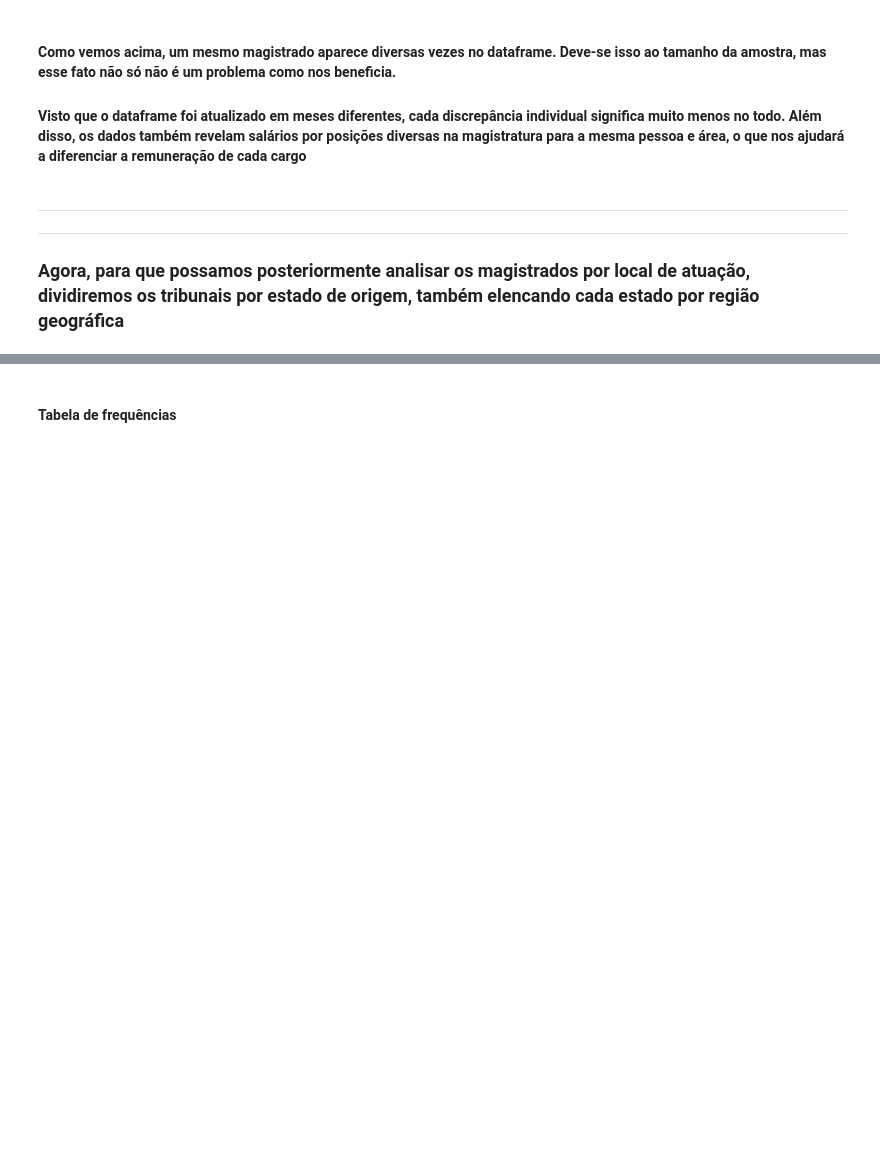
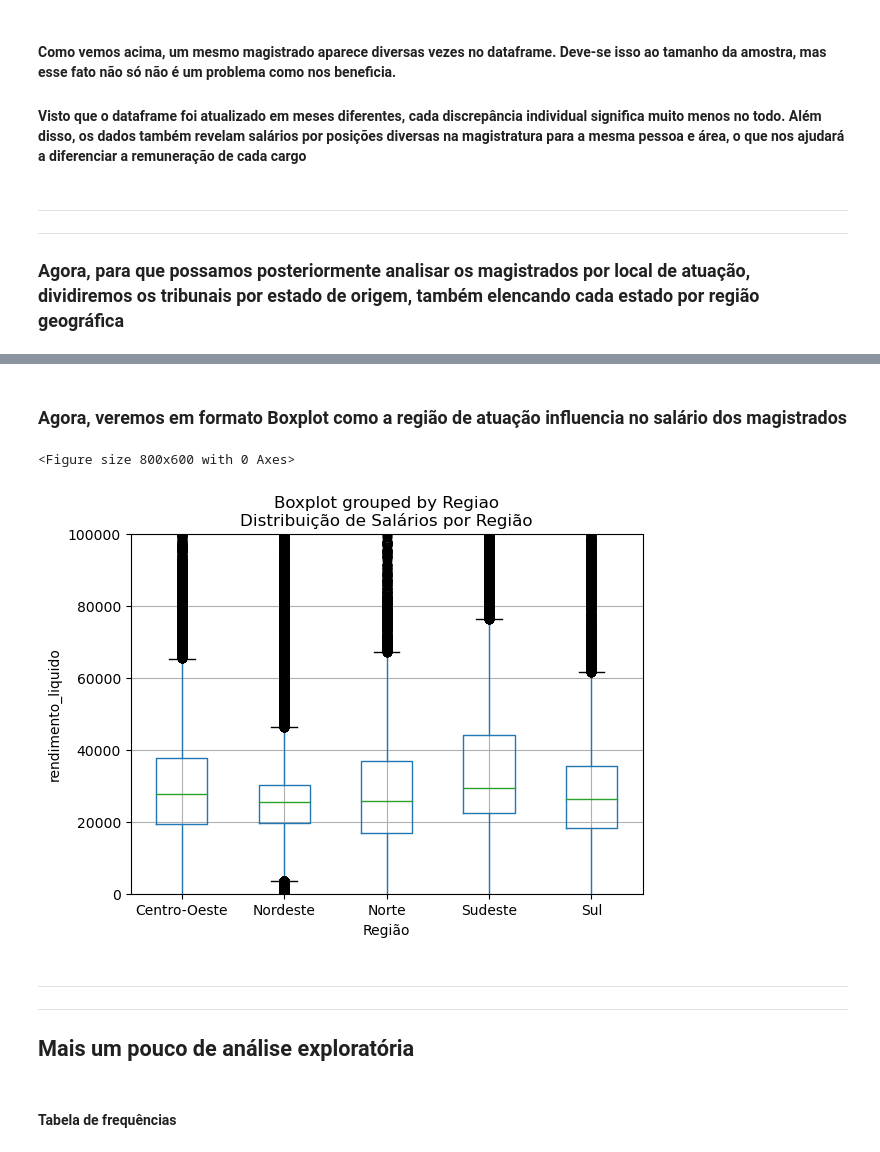
Before and after one commit to ThiagoCGGodoi/CDadosP2, a Jupyter notebook: P2.ipynb, the cells around one changed output, grey strips where cells are left out. Drawn from its saved outputs; the diff is of its cells as text; code cells hidden in the pictures; blank space fills up the shorter version.

```diff
--- a/P2.ipynb
+++ b/P2.ipynb
@@ -280,3 +273,36 @@ Checagem
+# %% [markdown]
+### **Agora, veremos em formato Boxplot como a região de atuação influencia no salário dos magistrados**
+# %%
+plt.figure(figsize=(8, 6))  # Define o tamanho do gráfico
+df.boxplot('rendimento_liquido', 'Regiao')
+plt.xlabel('Região')
+plt.ylabel('rendimento_liquido')
+plt.title('Distribuição de Salários por Região')
+
+plt.ylim(0, 100000)
+plt.show()
+# %% [output]
+<Figure size 800x600 with 0 Axes>
+[figure, added]
+# %% [markdown]
+----------------------------------------
+-------------
+
+
+
+
+
+
+
+
+
+
+
+
+
+
+
+## Mais um pouco de análise exploratória
 # %% [markdown]
 #### Tabela de frequências
 # %%
```
Also changed, not shown: parts of 3 cells of this notebook.
